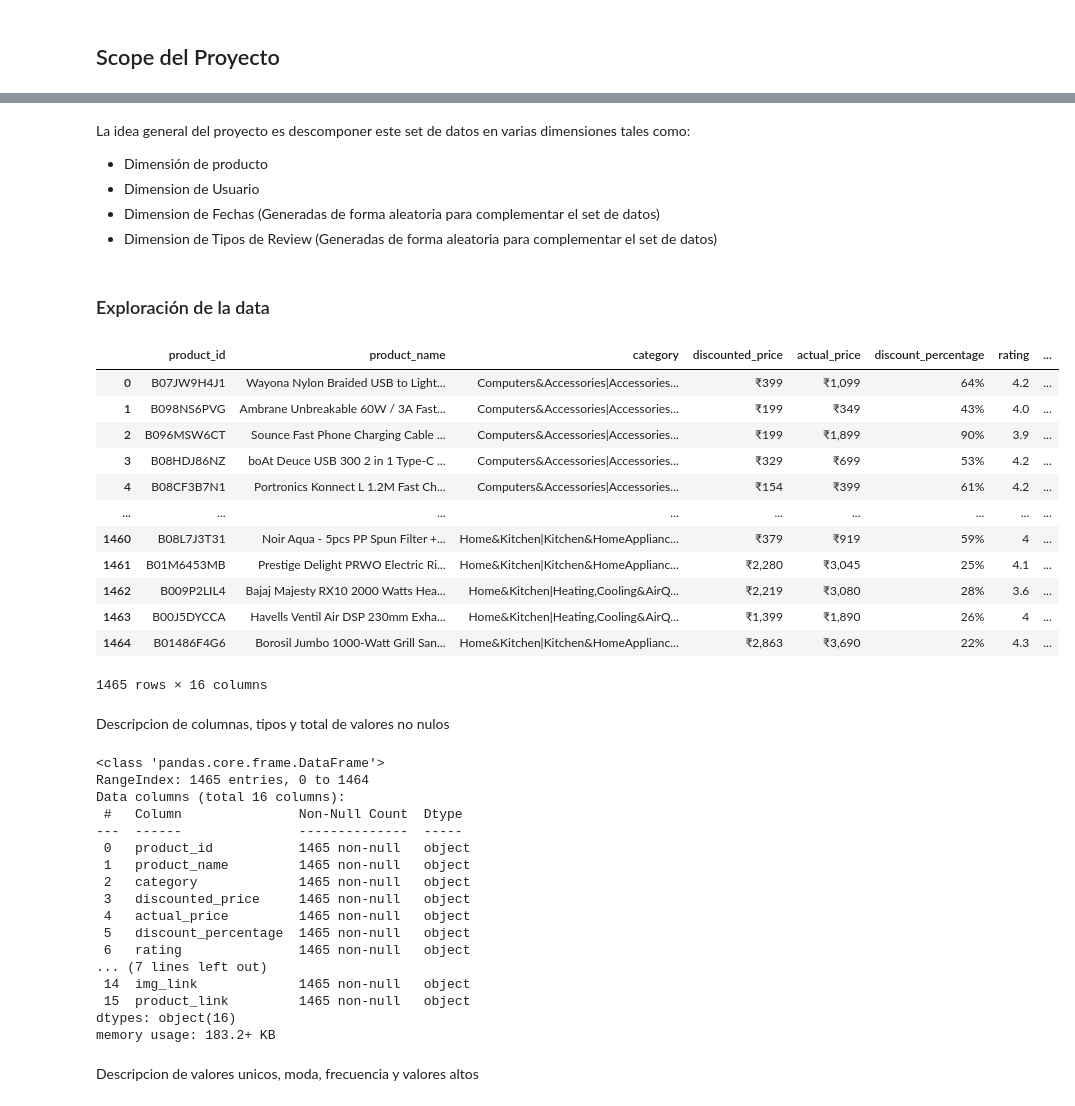
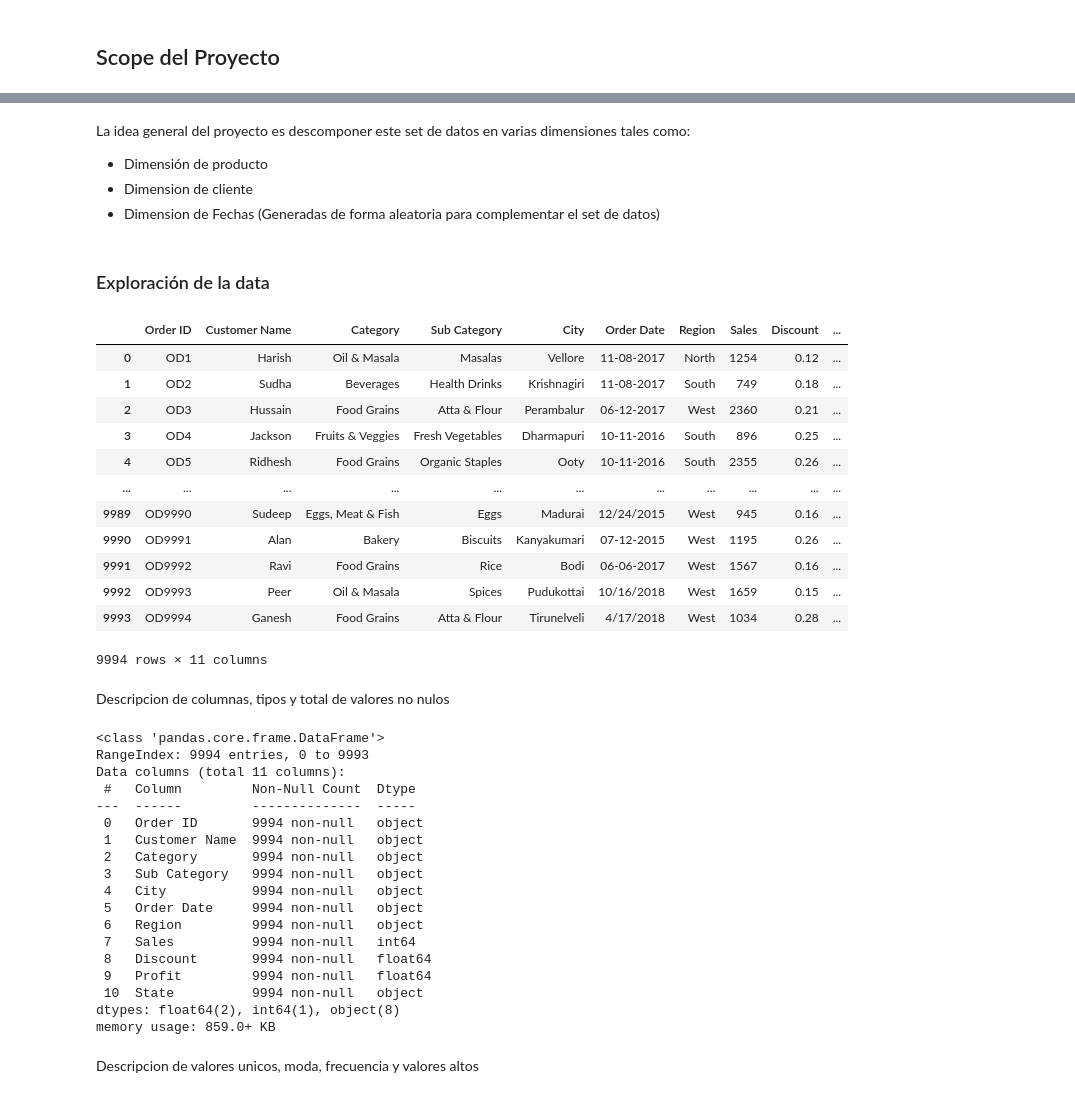
Before and after one commit to sergioguzman27/proyecto-pipline-datos, a Jupyter notebook: exploracion-datos.ipynb, the cells around one changed output, grey strips where cells are left out. Drawn from its saved outputs; the diff is of its cells as text; code cells hidden in the pictures.

Commit message:
Reinicio del proyecto con nuevo dataset y exploracion de datos

```diff
--- a/exploracion-datos.ipynb
+++ b/exploracion-datos.ipynb
@@ -24,53 +19,53 @@ Este set de datos contiene las siguientes columnas:
 # %% [markdown]
 La idea general del proyecto es descomponer este set de datos en varias dimensiones tales como:
 - Dimensión de producto
-- Dimension de Usuario
+- Dimension de cliente
 - Dimension de Fechas (Generadas de forma aleatoria para complementar el set de datos)
-- Dimension de Tipos de Review (Generadas de forma aleatoria para complementar el set de datos)
 # %% [markdown]
 ### Exploración de la data
 # %%
 import pandas as pd
 import matplotlib as plt
 # %%
-dataset = pd.read_csv('./amazon.csv')
+dataset = pd.read_csv('./sales.csv')
 dataset
 # %% [output]
-|  | product_id | product_name | category | discounted_price | actual_price | discount_percentage | rating | ... |
-| 0 | B07JW9H4J1 | Wayona Nylon Braided USB to Light... | Computers&Accessories|Accessories... | ₹399 | ₹1,099 | 64% | 4.2 | ... |
-| 1 | B098NS6PVG | Ambrane Unbreakable 60W / 3A Fast... | Computers&Accessories|Accessories... | ₹199 | ₹349 | 43% | 4.0 | ... |
-| 2 | B096MSW6CT | Sounce Fast Phone Charging Cable ... | Computers&Accessories|Accessories... | ₹199 | ₹1,899 | 90% | 3.9 | ... |
-| 3 | B08HDJ86NZ | boAt Deuce USB 300 2 in 1 Type-C ... | Computers&Accessories|Accessories... | ₹329 | ₹699 | 53% | 4.2 | ... |
-| 4 | B08CF3B7N1 | Portronics Konnect L 1.2M Fast Ch... | Computers&Accessories|Accessories... | ₹154 | ₹399 | 61% | 4.2 | ... |
-| ... | ... | ... | ... | ... | ... | ... | ... | ... |
-| 1460 | B08L7J3T31 | Noir Aqua - 5pcs PP Spun Filter +... | Home&Kitchen|Kitchen&HomeApplianc... | ₹379 | ₹919 | 59% | 4 | ... |
-| 1461 | B01M6453MB | Prestige Delight PRWO Electric Ri... | Home&Kitchen|Kitchen&HomeApplianc... | ₹2,280 | ₹3,045 | 25% | 4.1 | ... |
-| 1462 | B009P2LIL4 | Bajaj Majesty RX10 2000 Watts Hea... | Home&Kitchen|Heating,Cooling&AirQ... | ₹2,219 | ₹3,080 | 28% | 3.6 | ... |
-| 1463 | B00J5DYCCA | Havells Ventil Air DSP 230mm Exha... | Home&Kitchen|Heating,Cooling&AirQ... | ₹1,399 | ₹1,890 | 26% | 4 | ... |
-| 1464 | B01486F4G6 | Borosil Jumbo 1000-Watt Grill San... | Home&Kitchen|Kitchen&HomeApplianc... | ₹2,863 | ₹3,690 | 22% | 4.3 | ... |
+|  | Order ID | Customer Name | Category | Sub Category | City | Order Date | Region | Sales | Discount | ... |
+| 0 | OD1 | Harish | Oil & Masala | Masalas | Vellore | 11-08-2017 | North | 1254 | 0.12 | ... |
+| 1 | OD2 | Sudha | Beverages | Health Drinks | Krishnagiri | 11-08-2017 | South | 749 | 0.18 | ... |
+| 2 | OD3 | Hussain | Food Grains | Atta & Flour | Perambalur | 06-12-2017 | West | 2360 | 0.21 | ... |
+| 3 | OD4 | Jackson | Fruits & Veggies | Fresh Vegetables | Dharmapuri | 10-11-2016 | South | 896 | 0.25 | ... |
+| 4 | OD5 | Ridhesh | Food Grains | Organic Staples | Ooty | 10-11-2016 | South | 2355 | 0.26 | ... |
+| ... | ... | ... | ... | ... | ... | ... | ... | ... | ... | ... |
+| 9989 | OD9990 | Sudeep | Eggs, Meat & Fish | Eggs | Madurai | 12/24/2015 | West | 945 | 0.16 | ... |
+| 9990 | OD9991 | Alan | Bakery | Biscuits | Kanyakumari | 07-12-2015 | West | 1195 | 0.26 | ... |
+| 9991 | OD9992 | Ravi | Food Grains | Rice | Bodi | 06-06-2017 | West | 1567 | 0.16 | ... |
+| 9992 | OD9993 | Peer | Oil & Masala | Spices | Pudukottai | 10/16/2018 | West | 1659 | 0.15 | ... |
+| 9993 | OD9994 | Ganesh | Food Grains | Atta & Flour | Tirunelveli | 4/17/2018 | West | 1034 | 0.28 | ... |
-1465 rows × 16 columns
+9994 rows × 11 columns
 # %% [markdown]
 Descripcion de columnas, tipos y total de valores no nulos
 # %%
 dataset.info()
 # %% [output]
 <class 'pandas.core.frame.DataFrame'>
-RangeIndex: 1465 entries, 0 to 1464
-Data columns (total 16 columns):
- #   Column               Non-Null Count  Dtype
----  ------               --------------  -----
- 0   product_id           1465 non-null   object
- 1   product_name         1465 non-null   object
- 2   category             1465 non-null   object
- 3   discounted_price     1465 non-null   object
- 4   actual_price         1465 non-null   object
- 5   discount_percentage  1465 non-null   object
- 6   rating               1465 non-null   object
-... (7 lines left out)
- 14  img_link             1465 non-null   object
- 15  product_link         1465 non-null   object
-dtypes: object(16)
-memory usage: 183.2+ KB
+RangeIndex: 9994 entries, 0 to 9993
+Data columns (total 11 columns):
+ #   Column         Non-Null Count  Dtype
+---  ------         --------------  -----
+ 0   Order ID       9994 non-null   object
+ 1   Customer Name  9994 non-null   object
+ 2   Category       9994 non-null   object
+ 3   Sub Category   9994 non-null   object
+ 4   City           9994 non-null   object
+ 5   Order Date     9994 non-null   object
+ 6   Region         9994 non-null   object
+ 7   Sales          9994 non-null   int64
+ 8   Discount       9994 non-null   float64
+ 9   Profit         9994 non-null   float64
+ 10  State          9994 non-null   object
+dtypes: float64(2), int64(1), object(8)
+memory usage: 859.0+ KB
 # %% [markdown]
 Descripcion de valores unicos, moda, frecuencia y valores altos
 # %%
```
Also changed, not shown: parts of 12 cells of this notebook, 7 other files.
